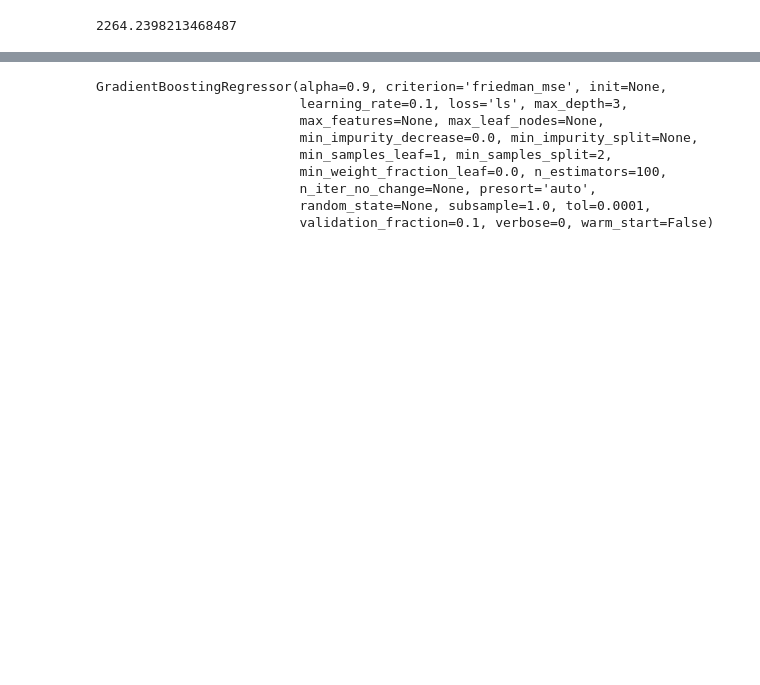
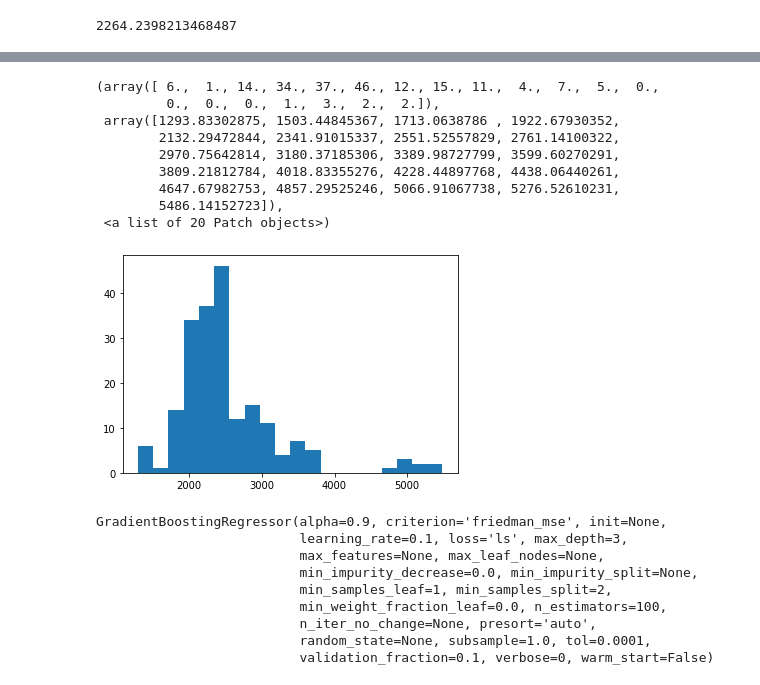
Before and after one commit to dorranh/log-curve-predict, a Jupyter notebook: curve/data_modeling.ipynb, the cells around one changed output, grey strips where cells are left out. Cells and saved outputs as stored; diff of their text form; code cells hidden in the pictures; blank space fills up the shorter version.

```diff
--- a/curve/data_modeling.ipynb
+++ b/curve/data_modeling.ipynb
@@ -81,3 +115,16 @@ from sklearn.ensemble import GradientBoostingRegressor
+# %%
+plt.hist(perf, bins=20)
+# %% [output]
+(array([ 6.,  1., 14., 34., 37., 46., 12., 15., 11.,  4.,  7.,  5.,  0.,
+         0.,  0.,  0.,  1.,  3.,  2.,  2.]),
+ array([1293.83302875, 1503.44845367, 1713.0638786 , 1922.67930352,
+        2132.29472844, 2341.91015337, 2551.52557829, 2761.14100322,
+        2970.75642814, 3180.37185306, 3389.98727799, 3599.60270291,
+        3809.21812784, 4018.83355276, 4228.44897768, 4438.06440261,
+        4647.67982753, 4857.29525246, 5066.91067738, 5276.52610231,
+        5486.14152723]),
+ <a list of 20 Patch objects>)
+[figure, added]
 # %%
 gbr_reg = GradientBoostingRegressor()
 gbr_reg.fit(X, y)
```
Also changed, not shown: parts of 10 cells of this notebook, 1 other file.
